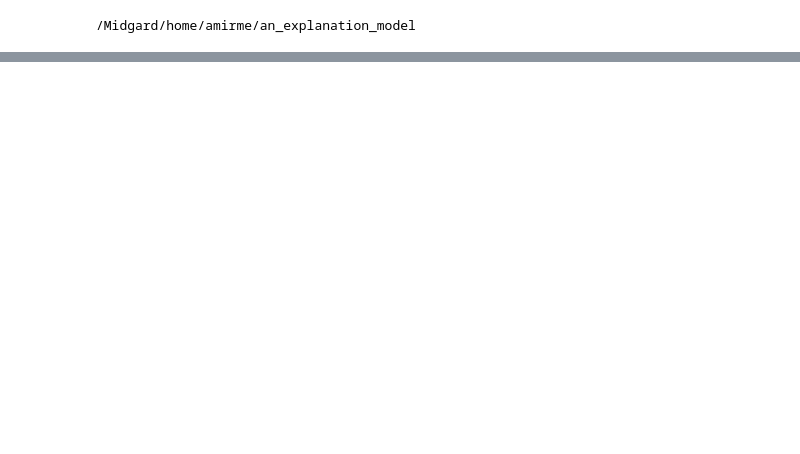
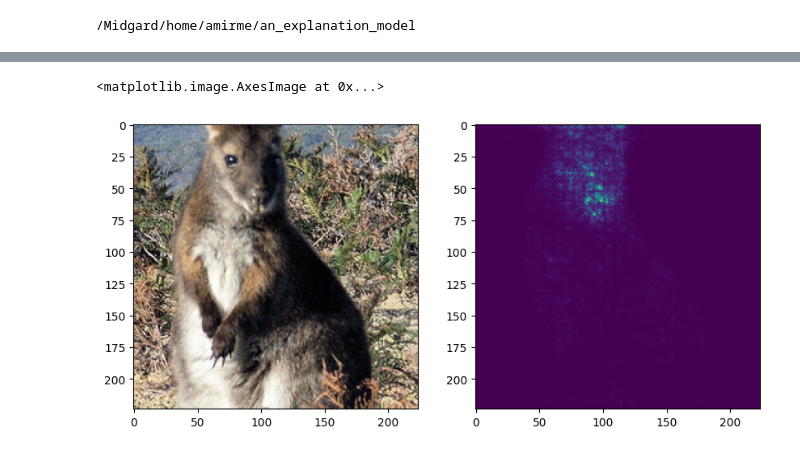
Before and after one commit to Amir-Mehrpanah/On-Spectral-Properties-of-Gradient-based-Explanation-Methods-ECCV24, a Jupyter notebook: experiments/experiment_6_1.ipynb, the cells around one changed output, grey strips where cells are left out. Cells and saved outputs as stored; diff of their text form; code cells hidden in the pictures; blank space fills up the shorter version.

```diff
--- a/experiments/experiment_6_1.ipynb
+++ b/experiments/experiment_6_1.ipynb
@@ -107,9 +98,36 @@ def spectral_lens(data):
+# %%
+def spectral_lens_argmax(data):
+    image = preprocess_masks(
+        data["grad_mask"], preprocesses=[sum_channels]
+    )
+    image = np.stack(image)
+    assert image.ndim == 4, f"{image.shape} must be 4d (T,H,W,C)"
+    image = image.argmax(axis=0)
+    return image
+
+def spectral_lens_hsi(data):
+    image = preprocess_masks(
+        data["grad_mask"], preprocesses=[sum_channels, minmax_normalize]
+    )
+    image = np.stack(image)
+    assert image.ndim == 4, f"{image.shape} must be 4d (T,H,W,1)"
+    # itensity is the integral of images over T
+    I = image.sum(axis=0)
+    # normalize image to sum to 1
+    # image = image / I
+    # assert np.allclose(image.sum(axis=0), 1), f"{image.sum(axis=0)} must be 1"
+    # saturation is the entropy of images over T
+    # S = -(image * np.log(image)).sum(axis=0)
+    # saturation is the variance of images over T
+    # S = image.var(axis=0)
+
+    return image[5]
 # %%
-image_indices = [7,19,20,43,70,90]
+image_indices = [43]
 explanations_temp = project_metadata.loc[("vanilla_grad_mask", "meanx2", image_indices, "gaussian",slice(None)), "data_path"]
 explanations_temp = explanations_temp.droplevel(["stream_name","stream_statistic","baseline_mask_type"])
 explanations_temp = explanations_temp.apply(np.load)
 explanations_temp.name = "grad_mask"
 explanations_temp.sort_index(inplace=True)
 explanations_temp = explanations_temp.reset_index()
-explanations_temp = explanations_temp.groupby("image_index",as_index=False).apply(lambda x:spectral_lens(x))
+explanations_temp = explanations_temp.groupby("image_index",as_index=False).apply(lambda x:spectral_lens_hsi(x))
@@ -116,3 +136,10 @@ explanations_temp = explanations_temp.groupby("image_index",as_index=False).appl
+# %%
+fig,axes = plt.subplots(1, 2, figsize=(10, 5))
+axes[0].imshow(np.squeeze(original_image))
+axes[1].imshow(explanations_temp[0])
+# %% [output]
+<matplotlib.image.AxesImage at 0x...>
+[figure, added]
 # %%
 n_cols = 4
 n_rows = np.ceil(2 * len(image_indices) // n_cols).astype(int)
```
Also changed, not shown: parts of 7 cells of this notebook.
